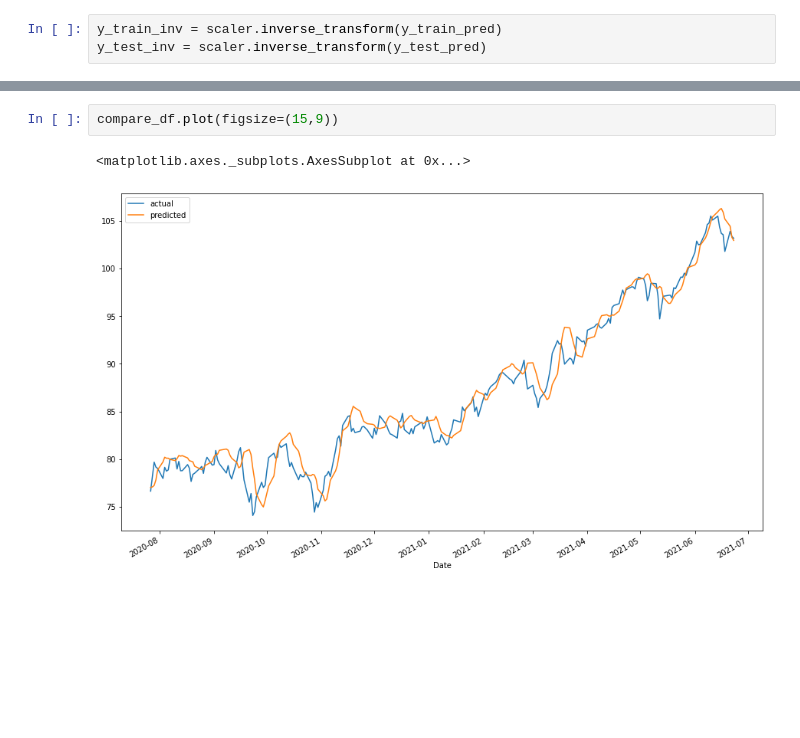
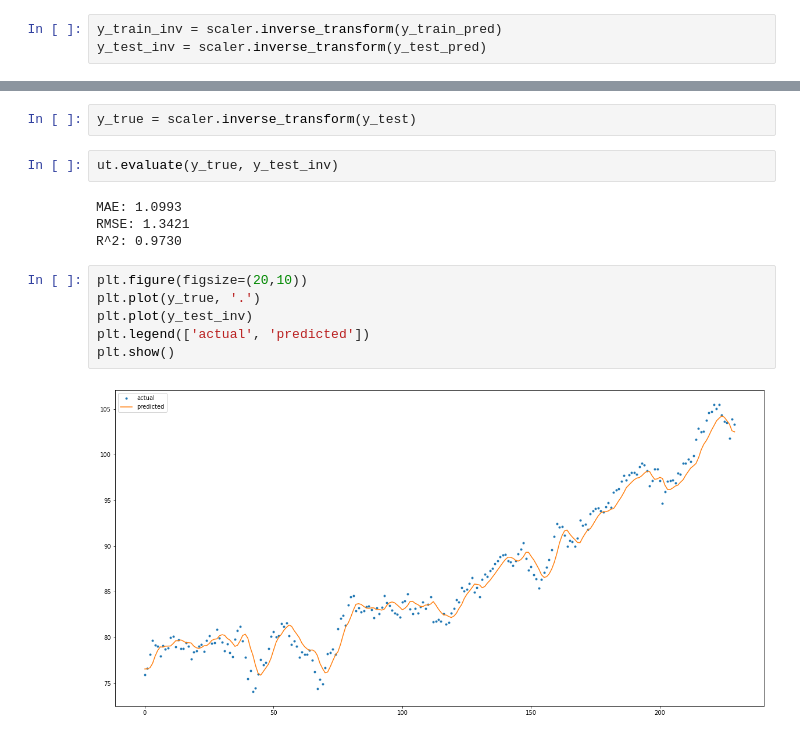
Before and after one commit to jingyunw/Capstone_Project, a Jupyter notebook: LSTM.ipynb, the cells around one changed output, grey strips where cells are left out. Saved outputs shown, nothing was run; the diff lists cells and outputs as text; blank space fills up the shorter version.

```diff
--- a/LSTM.ipynb
+++ b/LSTM.ipynb
@@ -279,5 +214,16 @@ compare_df
-# %%
-compare_df.plot(figsize=(15,9))
-# %% [output]
-<matplotlib.axes._subplots.AxesSubplot at 0x...>
-[figure, removed]
+# %%
+y_true = scaler.inverse_transform(y_test)
+# %%
+ut.evaluate(y_true, y_test_inv)
+# %% [output]
+MAE: 1.0993
+RMSE: 1.3421
+R^2: 0.9730
+# %%
+plt.figure(figsize=(20,10))
+plt.plot(y_true, '.')
+plt.plot(y_test_inv)
+plt.legend(['actual', 'predicted'])
+plt.show()
+# %% [output]
+[figure, added]
```
Also changed, not shown: parts of 38 cells of this notebook, 1 other file.
